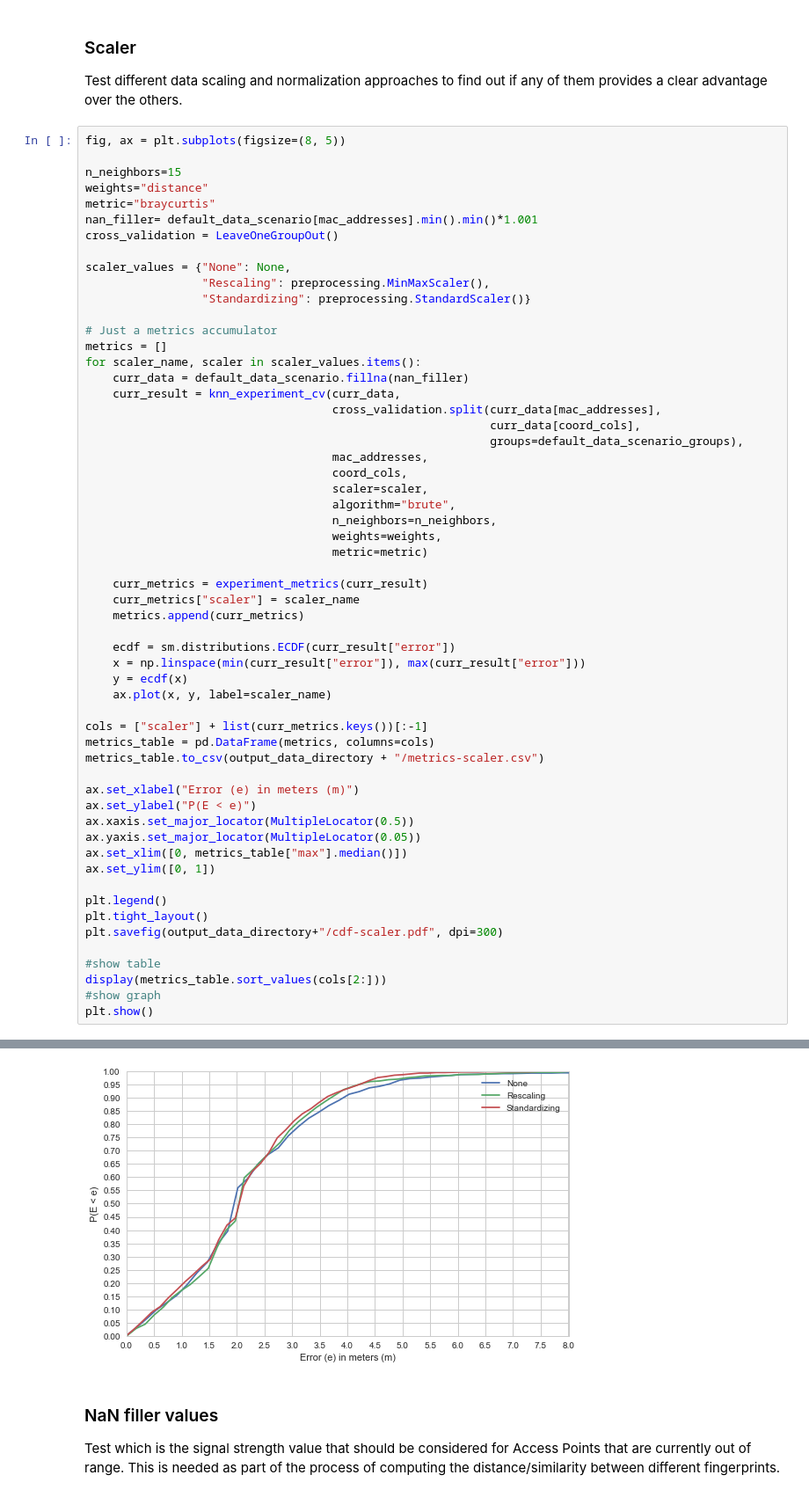
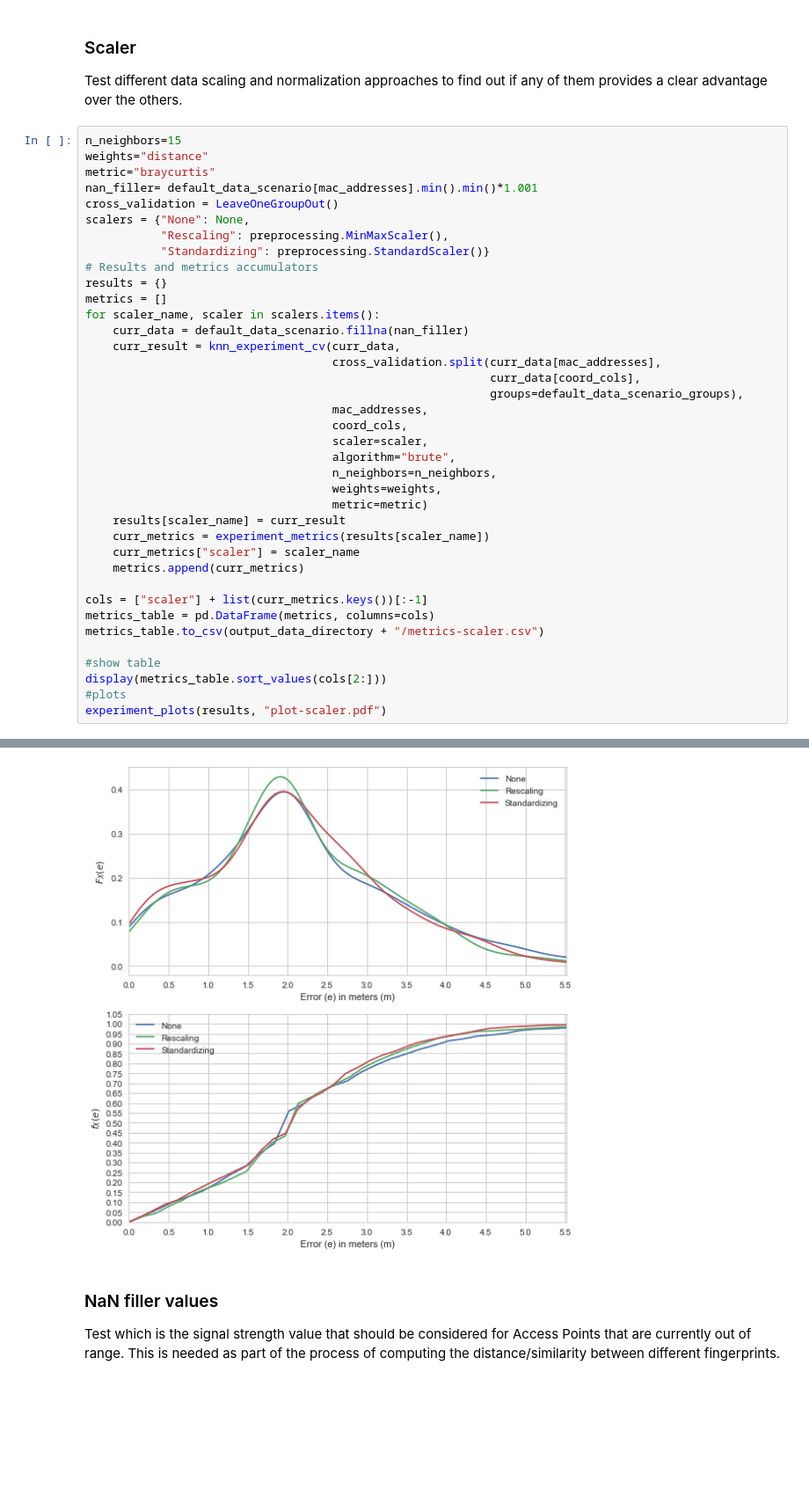
Before and after one commit to YanuX-Framework/YanuX-Cruncher, a Jupyter notebook: WifiFingerprintingExperiments.ipynb, the cells around one changed output, grey strips where cells are left out. Shown at 88% size. Drawn from its saved outputs; the diff is of its cells as text; blank space fills up the shorter version.

```diff
--- a/WifiFingerprintingExperiments.ipynb
+++ b/WifiFingerprintingExperiments.ipynb
@@ -553,68 +523,49 @@ plt.show()
 ### Scaler
 Test different data scaling and normalization approaches to find out if any of them provides a clear advantage over the others.
 # %%
-fig, ax = plt.subplots(figsize=(8, 5))
-
 n_neighbors=15
 weights="distance"
 metric="braycurtis"
 nan_filler= default_data_scenario[mac_addresses].min().min()*1.001
 cross_validation = LeaveOneGroupOut()
-
-scaler_values = {"None": None,
-                 "Rescaling": preprocessing.MinMaxScaler(),
-                 "Standardizing": preprocessing.StandardScaler()}
-
-# Just a metrics accumulator
+scalers = {"None": None,
+           "Rescaling": preprocessing.MinMaxScaler(),
+           "Standardizing": preprocessing.StandardScaler()}
+# Results and metrics accumulators
+results = {}
 metrics = []
-for scaler_name, scaler in scaler_values.items():
+for scaler_name, scaler in scalers.items():
     curr_data = default_data_scenario.fillna(nan_filler)
     curr_result = knn_experiment_cv(curr_data,
                                     cross_validation.split(curr_data[mac_addresses],
                                                            curr_data[coord_cols],
                                                            groups=default_data_scenario_groups),
                                     mac_addresses,
                                     coord_cols,
                                     scaler=scaler,
                                     algorithm="brute",
                                     n_neighbors=n_neighbors,
                                     weights=weights,
                                     metric=metric)
-
-    curr_metrics = experiment_metrics(curr_result)
+    results[scaler_name] = curr_result
+    curr_metrics = experiment_metrics(results[scaler_name])
     curr_metrics["scaler"] = scaler_name
     metrics.append(curr_metrics)
-
-    ecdf = sm.distributions.ECDF(curr_result["error"])
-    x = np.linspace(min(curr_result["error"]), max(curr_result["error"]))
-    y = ecdf(x)
-    ax.plot(x, y, label=scaler_name)
 
 cols = ["scaler"] + list(curr_metrics.keys())[:-1]
 metrics_table = pd.DataFrame(metrics, columns=cols)
 metrics_table.to_csv(output_data_directory + "/metrics-scaler.csv")
 
-ax.set_xlabel("Error (e) in meters (m)")
-ax.set_ylabel("P(E < e)")
-ax.xaxis.set_major_locator(MultipleLocator(0.5))
-ax.yaxis.set_major_locator(MultipleLocator(0.05))
-ax.set_xlim([0, metrics_table["max"].median()])
-ax.set_ylim([0, 1])
-
-plt.legend()
-plt.tight_layout()
-plt.savefig(output_data_directory+"/cdf-scaler.pdf", dpi=300)
-
 #show table
 display(metrics_table.sort_values(cols[2:]))
-#show graph
-plt.show()
+#plots
+experiment_plots(results, "plot-scaler.pdf")
 # %% [output]
 |  | scaler | mae | rmse | sd | mad | sem | min | p25 | p50 | p75 | p90 | ... |
 | 2 | Standardizing | 2.078653 | 2.377476 | 1.154523 | 0.898454 | 0.036509 | 0.001298 | 1.306341 | 2.0 | 2.745414 | 3.631983 | ... |
 | 1 | Rescaling | 2.154491 | 2.481188 | 1.231249 | 0.923356 | 0.038936 | 0.012591 | 1.466071 | 2.0 | 2.839237 | 3.734635 | ... |
 | 0 | None | 2.203234 | 2.578599 | 1.340423 | 1.002322 | 0.042388 | 0.000274 | 1.361940 | 2.0 | 2.918448 | 3.944852 | ... |
-[figure, old version]
+[figure, new version]
 # %% [markdown]
 ### NaN filler values
 Test which is the signal strength value that should be considered for Access Points that are currently out of range. This is needed as part of the process of computing the distance/similarity between different fingerprints.
```
Also changed, not shown: parts of 18 cells of this notebook.
